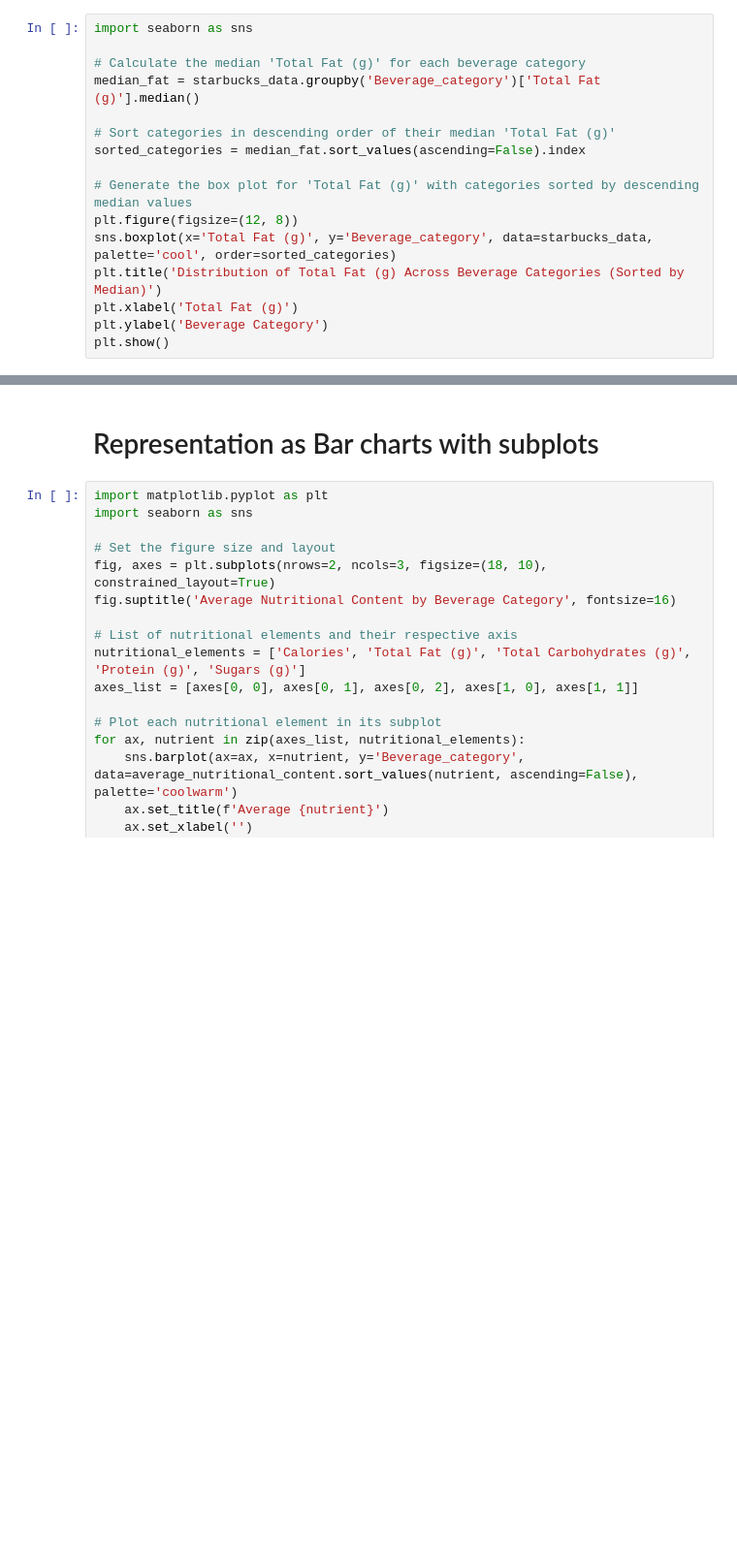
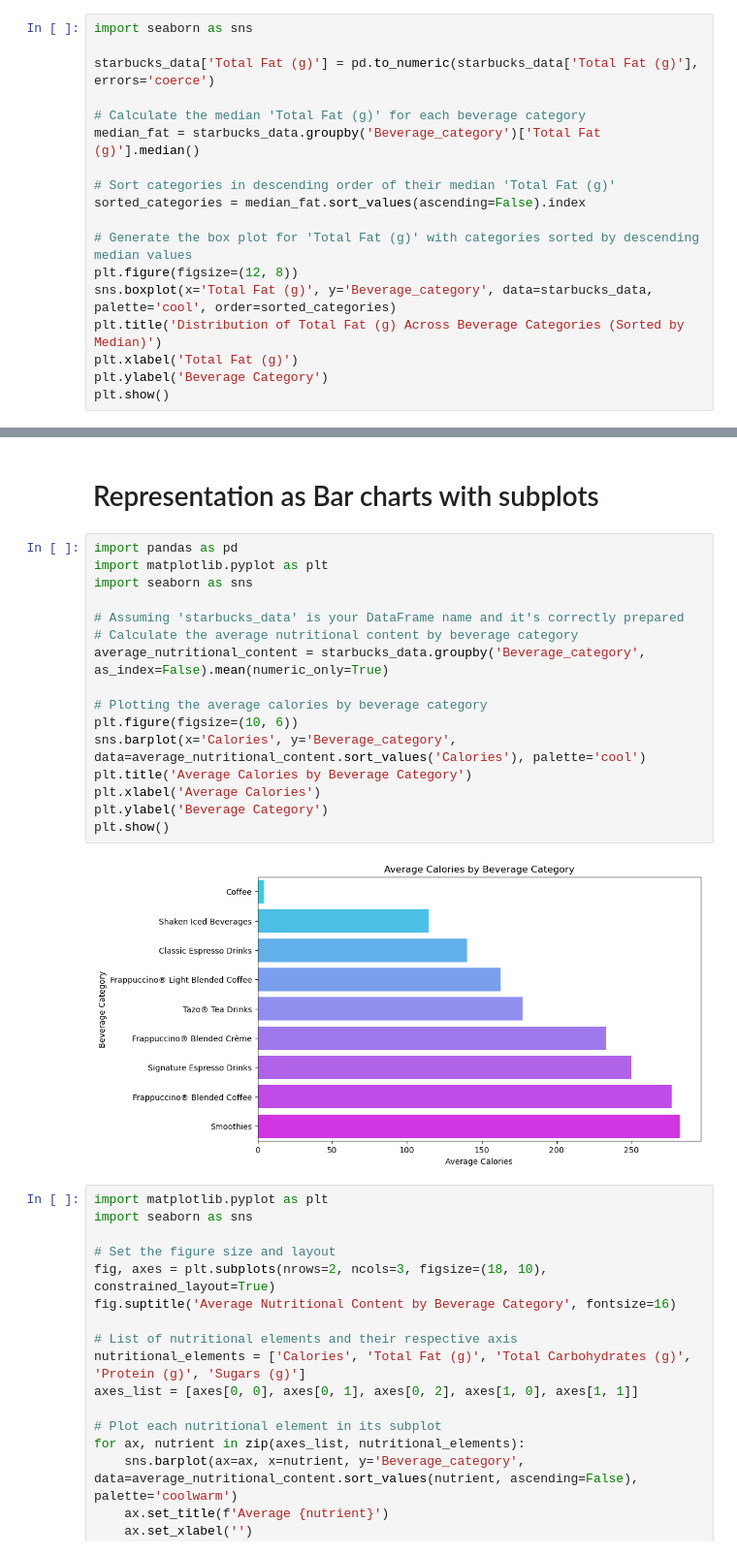
Before and after one commit to lbu0413/ds_class_project, a Jupyter notebook: ds_project.ipynb, the cells around one changed output, grey strips where cells are left out. Shown: that part at 97% size. Saved outputs shown, nothing was run; the diff lists cells and outputs as text; blank space fills up the shorter version.

```diff
--- a/ds_project.ipynb
+++ b/ds_project.ipynb
@@ -129,6 +130,8 @@ plt.show()
 ## Total Fat (g)
 # %%
 import seaborn as sns
+
+starbucks_data['Total Fat (g)'] = pd.to_numeric(starbucks_data['Total Fat (g)'], errors='coerce')
 
 # Calculate the median 'Total Fat (g)' for each beverage category
 median_fat = starbucks_data.groupby('Beverage_category')['Total Fat (g)'].median()
@@ -376,6 +379,24 @@ Name: Beverage, dtype: object
 Name: Beverage, dtype: object
 # %% [markdown]
 # Representation as Bar charts with subplots
+# %%
+import pandas as pd
+import matplotlib.pyplot as plt
+import seaborn as sns
+
+# Assuming 'starbucks_data' is your DataFrame name and it's correctly prepared
+# Calculate the average nutritional content by beverage category
+average_nutritional_content = starbucks_data.groupby('Beverage_category', as_index=False).mean(numeric_only=True)
+
+# Plotting the average calories by beverage category
+plt.figure(figsize=(10, 6))
+sns.barplot(x='Calories', y='Beverage_category', data=average_nutritional_content.sort_values('Calories'), palette='cool')
+plt.title('Average Calories by Beverage Category')
+plt.xlabel('Average Calories')
+plt.ylabel('Beverage Category')
+plt.show()
+# %% [output]
+[figure, added]
 # %%
 import matplotlib.pyplot as plt
 import seaborn as sns
```
Also changed, not shown: parts of 1 cell of this notebook.
